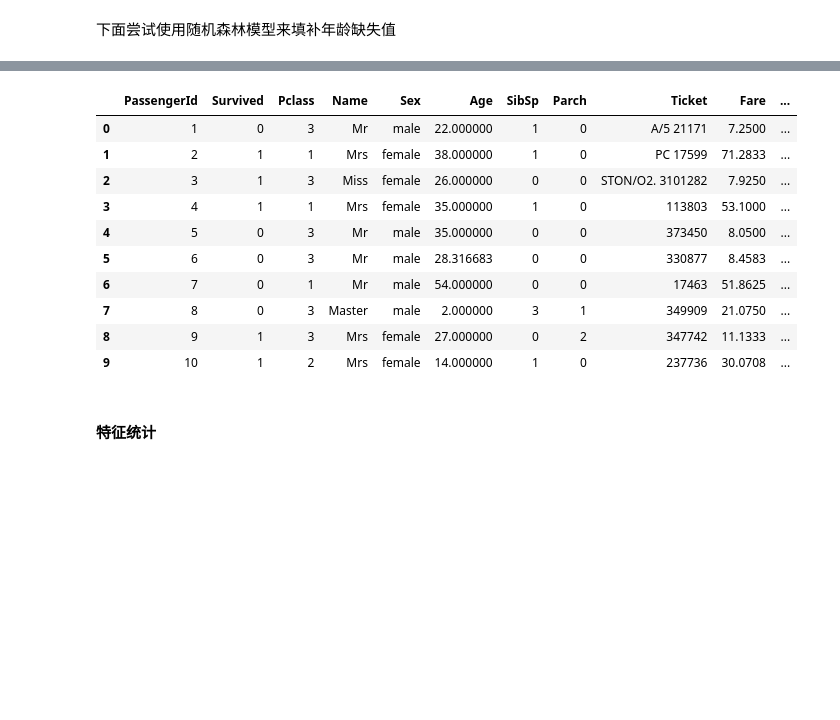
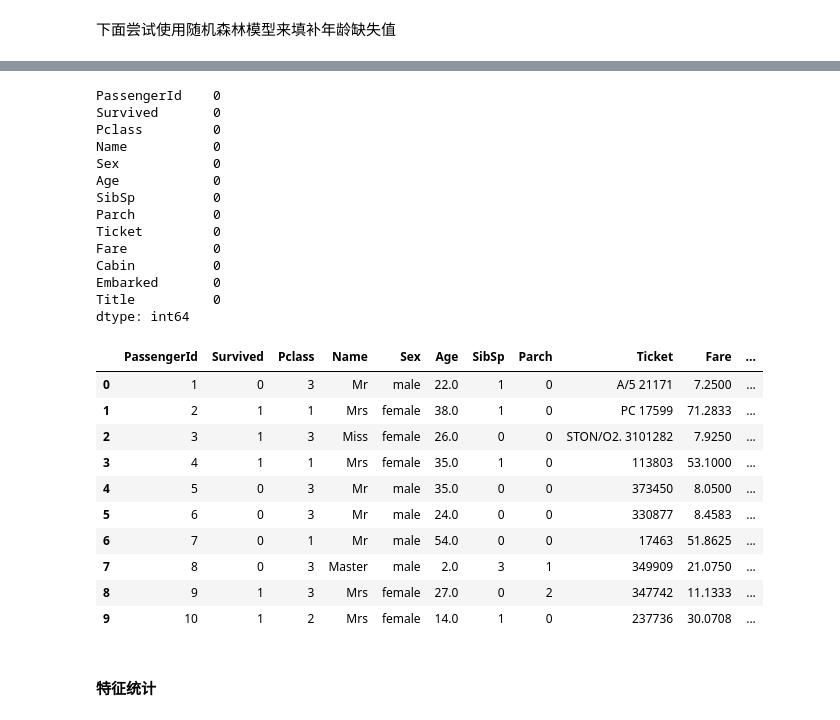
Before and after one commit to baqiyansheng/Titanic, a Jupyter notebook: src/titanic.ipynb, the cells around one changed output, grey strips where cells are left out. Drawn from its saved outputs; the diff is of its cells as text; code cells hidden in the pictures; blank space fills up the shorter version.

```diff
--- a/src/titanic.ipynb
+++ b/src/titanic.ipynb
@@ -94,9 +94,46 @@ def fill_age(data):
     # 填充缺失值
     data.loc[data['Age'].isnull(), 'Age'] = predicted_age
     # return data
+# %%
+import pandas as pd
+import seaborn as sns
+
+def add_title(full):
+    #构造新特征Title
+    full['Title']=full['Name'].map(lambda x:x.split(',')[1].split('.')[0].strip())
+    #查看title数据分布
+    # display(full['Title'].value_counts())
+    # display(full)
+
+    #将title信息进行整合
+    TitleDict = {}
+    TitleDict['Mr'] = 'Mr'
+    TitleDict['Mlle'] = 'Miss'
+    TitleDict['Miss'] = 'Miss'
+    TitleDict['Master'] = 'Master'
+    TitleDict['Jonkheer'] = 'Master'
+    TitleDict['Mme'] = 'Mrs'
+    TitleDict['Ms'] = 'Mrs'
+    TitleDict['Mrs'] = 'Mrs'
+    TitleDict['Don'] = 'Royalty'
+    TitleDict['Sir'] = 'Royalty'
+    TitleDict['the Countess'] = 'Royalty'
+    TitleDict['Dona'] = 'Royalty'
+    TitleDict['Lady'] = 'Royalty'
+    TitleDict['Capt'] = 'Officer'
+    TitleDict['Col'] = 'Officer'
+    TitleDict['Major'] = 'Officer'
+    TitleDict['Dr'] = 'Officer'
+    TitleDict['Rev'] = 'Officer'
+
+    full['Title'] = full['Title'].map(TitleDict)
+    # display(full['Title'].value_counts())
+    # sns.barplot(data=full, x='Title', y='Survived')
+# add_title(train)
+# add_title(test)
 # %%
 import csv
-def data_process(data,type=2):
+def data_process(data,type=1):
     # 缺失的登船地点直接用众数填充
     data['Embarked'].fillna(data['Embarked'].mode()[0], inplace=True)
 
@@ -115,6 +152,8 @@ def data_process(data,type=2):
         # 用随机森林模型填充Age缺失值
         fill_age(data)
 
+    # 添加title属性
+    add_title(data)
 
     # # 船舱号缺失值过多，只考虑有无船舱号
     data['Cabin'].fillna(0, inplace=True)
@@ -151,14 +182,28 @@ dtype: int64
+PassengerId    0
+Survived       0
+Pclass         0
+Name           0
+Sex            0
+Age            0
+SibSp          0
+Parch          0
+Ticket         0
+Fare           0
+Cabin          0
+Embarked       0
+Title          0
+dtype: int64
 |  | PassengerId | Survived | Pclass | Name | Sex | Age | SibSp | Parch | Ticket | Fare | ... |
-| 0 | 1 | 0 | 3 | Mr | male | 22.000000 | 1 | 0 | A/5 21171 | 7.2500 | ... |
-| 1 | 2 | 1 | 1 | Mrs | female | 38.000000 | 1 | 0 | PC 17599 | 71.2833 | ... |
-| 2 | 3 | 1 | 3 | Miss | female | 26.000000 | 0 | 0 | STON/O2. 3101282 | 7.9250 | ... |
-| 3 | 4 | 1 | 1 | Mrs | female | 35.000000 | 1 | 0 | 113803 | 53.1000 | ... |
-| 4 | 5 | 0 | 3 | Mr | male | 35.000000 | 0 | 0 | 373450 | 8.0500 | ... |
-| 5 | 6 | 0 | 3 | Mr | male | 28.316683 | 0 | 0 | 330877 | 8.4583 | ... |
-| 6 | 7 | 0 | 1 | Mr | male | 54.000000 | 0 | 0 | 17463 | 51.8625 | ... |
-| 7 | 8 | 0 | 3 | Master | male | 2.000000 | 3 | 1 | 349909 | 21.0750 | ... |
-| 8 | 9 | 1 | 3 | Mrs | female | 27.000000 | 0 | 2 | 347742 | 11.1333 | ... |
-| 9 | 10 | 1 | 2 | Mrs | female | 14.000000 | 1 | 0 | 237736 | 30.0708 | ... |
+| 0 | 1 | 0 | 3 | Mr | male | 22.0 | 1 | 0 | A/5 21171 | 7.2500 | ... |
+| 1 | 2 | 1 | 1 | Mrs | female | 38.0 | 1 | 0 | PC 17599 | 71.2833 | ... |
+| 2 | 3 | 1 | 3 | Miss | female | 26.0 | 0 | 0 | STON/O2. 3101282 | 7.9250 | ... |
+| 3 | 4 | 1 | 1 | Mrs | female | 35.0 | 1 | 0 | 113803 | 53.1000 | ... |
+| 4 | 5 | 0 | 3 | Mr | male | 35.0 | 0 | 0 | 373450 | 8.0500 | ... |
+| 5 | 6 | 0 | 3 | Mr | male | 24.0 | 0 | 0 | 330877 | 8.4583 | ... |
+| 6 | 7 | 0 | 1 | Mr | male | 54.0 | 0 | 0 | 17463 | 51.8625 | ... |
+| 7 | 8 | 0 | 3 | Master | male | 2.0 | 3 | 1 | 349909 | 21.0750 | ... |
+| 8 | 9 | 1 | 3 | Mrs | female | 27.0 | 0 | 2 | 347742 | 11.1333 | ... |
+| 9 | 10 | 1 | 2 | Mrs | female | 14.0 | 1 | 0 | 237736 | 30.0708 | ... |
 # %% [markdown]
 #### 特征统计
 # %%
```
Also changed, not shown: parts of 10 cells of this notebook, 11 other files.
